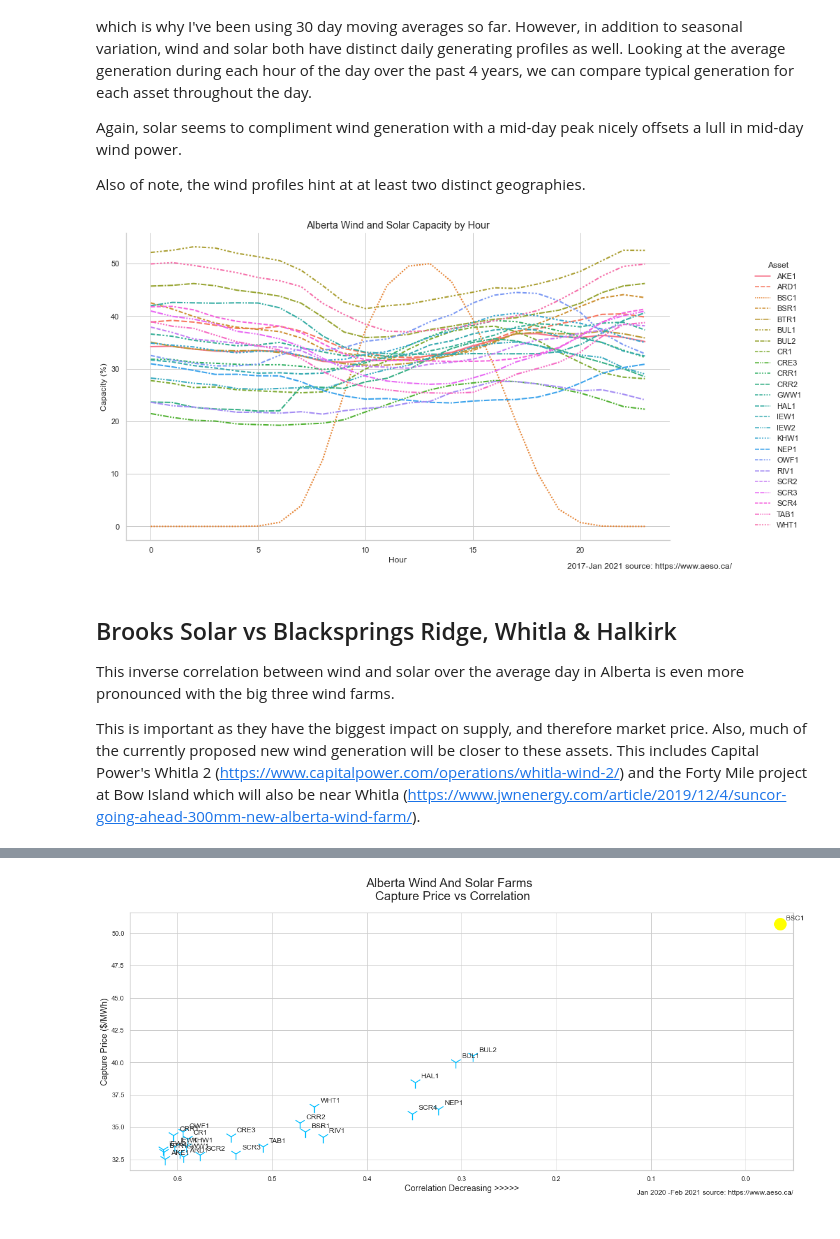
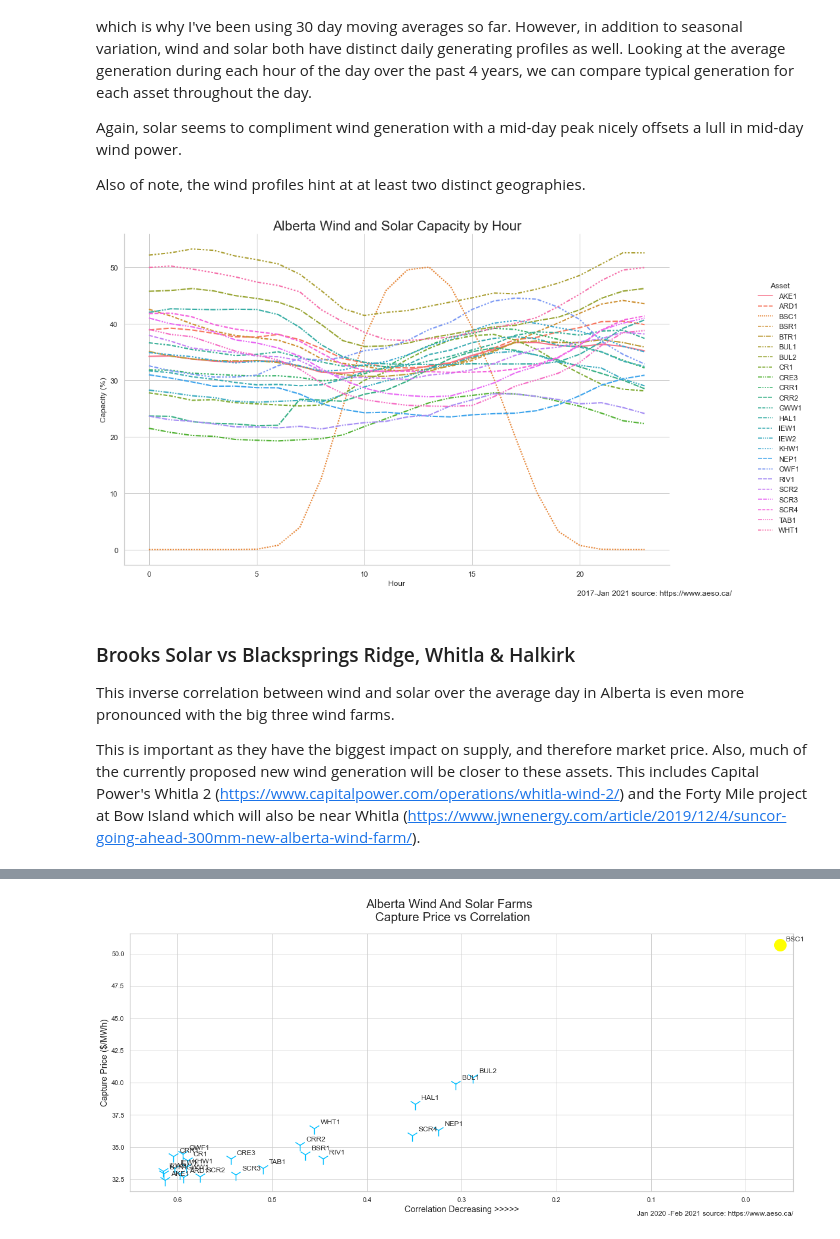
Before and after one commit to cdoyle78/Alberta-Wind-and-Solar-Power, a Jupyter notebook: AB_WindSolarPower.ipynb, the cells around one changed output, grey strips where cells are left out. Saved outputs shown, nothing was run; the diff lists cells and outputs as text; code cells hidden in the pictures.

```diff
--- a/AB_WindSolarPower.ipynb
+++ b/AB_WindSolarPower.ipynb
@@ -15,7 +15,8 @@ import numpy as np
 
 # set format for plots from seaborn
 sns.set(rc={'figure.figsize':(11, 4)})
-sns.set_style("whitegrid")
+sns.set_style('whitegrid')
+sns.set_palette('bright')
 # %% [markdown]
 ### Downloading and conditioning the data from AESO
 
@@ -143,17 +147,18 @@ genCapHourly = genCap.groupby(genCap.index.hour).mean()
 # %%
 # plot generating capacity by hour of day for all wind and solar assets.
 
 g = sns.relplot(data=genCapHourly, kind = 'line', linewidth = '2')
 g.set_axis_labels('Hour','Capacity (%)')
-g.fig.set_size_inches(15,7)
+g.fig.set_size_inches(16,8)
 g.legend.set_title('Asset')
-plt.title('Alberta Wind and Solar Capacity by Hour', size = 'large')
+plt.title('Alberta Wind and Solar Capacity by Hour', size = 'xx-large')
 plt.figtext(0.90, 0.01, '2017-Jan 2021 source: https://www.aeso.ca/', horizontalalignment='right', size = 'medium')
+plt.savefig('hourly')
 plt.show()
 # %% [output]
-[figure, old version]
+[figure, new version]
 # %% [markdown]
-## Brooks Solar vs Blacksprings Ridge, Whitla & Halkirk
+### Brooks Solar vs Blacksprings Ridge, Whitla & Halkirk
 
 This inverse correlation between wind and solar over the average day in Alberta is even more pronounced with the big three wind farms.
 
```
Also changed, not shown: parts of 11 cells of this notebook.
